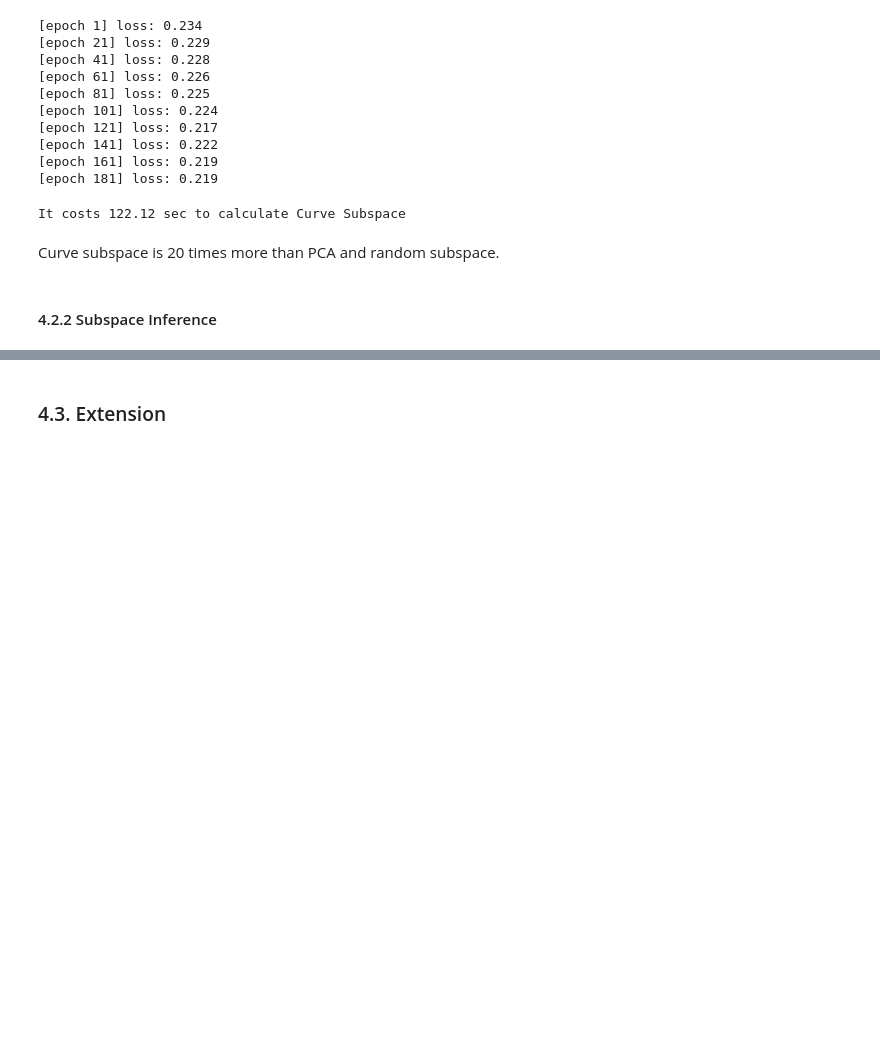
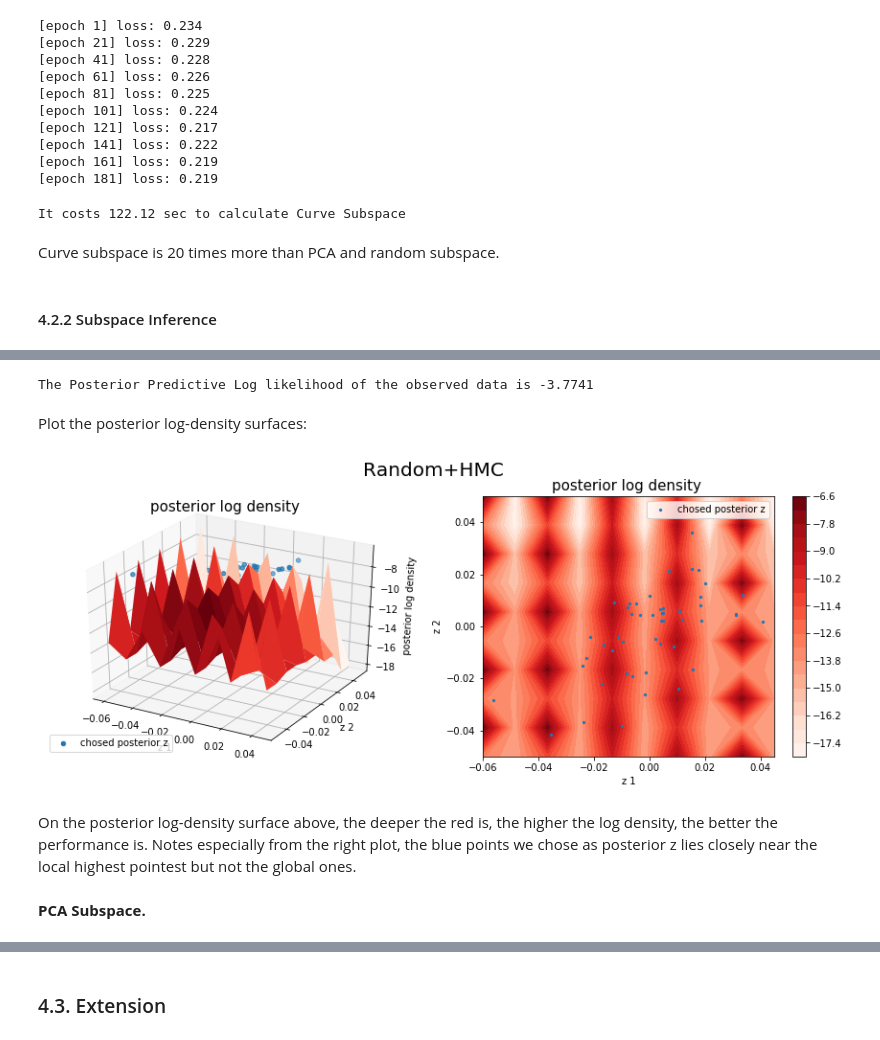
Before and after one commit to Yuting-Kou/am207_Project, a Jupyter notebook: src/Final_Report.ipynb, the cells around one changed output, grey strips where cells are left out. Saved outputs shown, nothing was run; the diff lists cells and outputs as text; code cells hidden in the pictures; blank space fills up the shorter version.

```diff
--- a/src/Final_Report.ipynb
+++ b/src/Final_Report.ipynb
@@ -280,0 +325,15 @@ PCA+RANDOM+(curve) 和HMC+BBB的结果放过来。可以有表格的方式。
+# %%
+hmc_tune_params={'step_size':1e-3,
+                'leapfrog_steps': 10,
+                'total_samples': 20000,
+                'burn_in': 0.2,
+                'warm_start': True,
+                'thinning_factor': 2,
+                'mom_std': 1,
+                'diagnostic_mode': False}
+
+my_inference = Inference.create(inference_type="HMC", model=my_nn, P=P, w_hat=w,  tune_params=hmc_tune_params,
+                               Sigma_Z=25)
+
+# get initial weights (in subspace dimension!!)
+position_init = my_nn.get_z_from_W(weights=my_nn.weights, P=my_inference.P, w_hat=my_inference.w_hat)
@@ -280,0 +410,16 @@ PCA+RANDOM+(curve) 和HMC+BBB的结果放过来。可以有表格的方式。
+# %%
+y_pred= my_nn.forward(P=P, w_hat=w,z=post_sample, X=x.reshape((1, -1))).reshape(-1, x.shape[-1])
+log_lkhd_random = log_likelihood(y, y_pred)
+print('The Posterior Predictive Log likelihood of the observed data is {0:6.4f}'.format(log_lkhd_random))
+# %% [output]
+The Posterior Predictive Log likelihood of the observed data is -3.7741
+# %% [markdown]
+Plot the posterior log-density surfaces:
+# %%
+plot_posterior_likelihood(my_inference=my_inference, name='Random+HMC',zx_range=[-0.06,0.045], zy_range=[-0.05,0.05])
+# %% [output]
+[figure, added]
+# %% [markdown]
+On the posterior log-density surface above, the deeper the red is, the higher the log density, the better the performance is. Notes especially from the right plot, the blue points we chose as posterior z lies closely near the local highest pointest but not the global ones.
+# %% [markdown]
+**PCA Subspace.**
```
Also changed, not shown: parts of 87 cells of this notebook.
